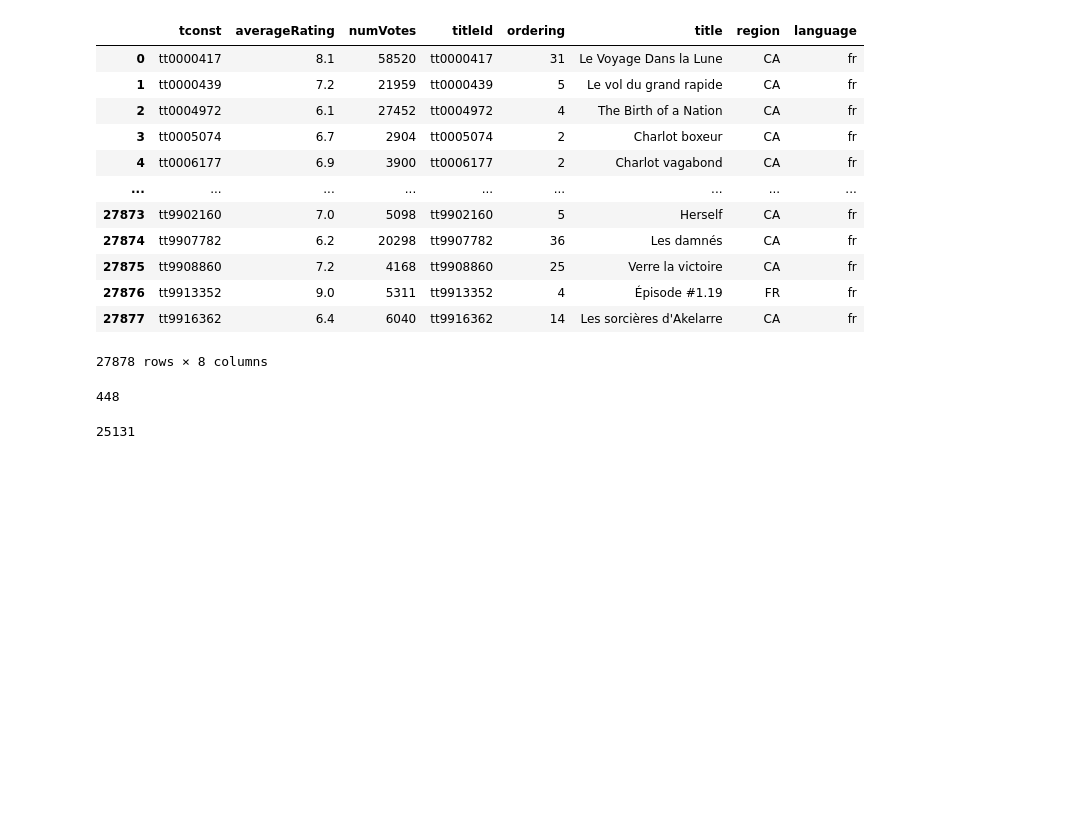
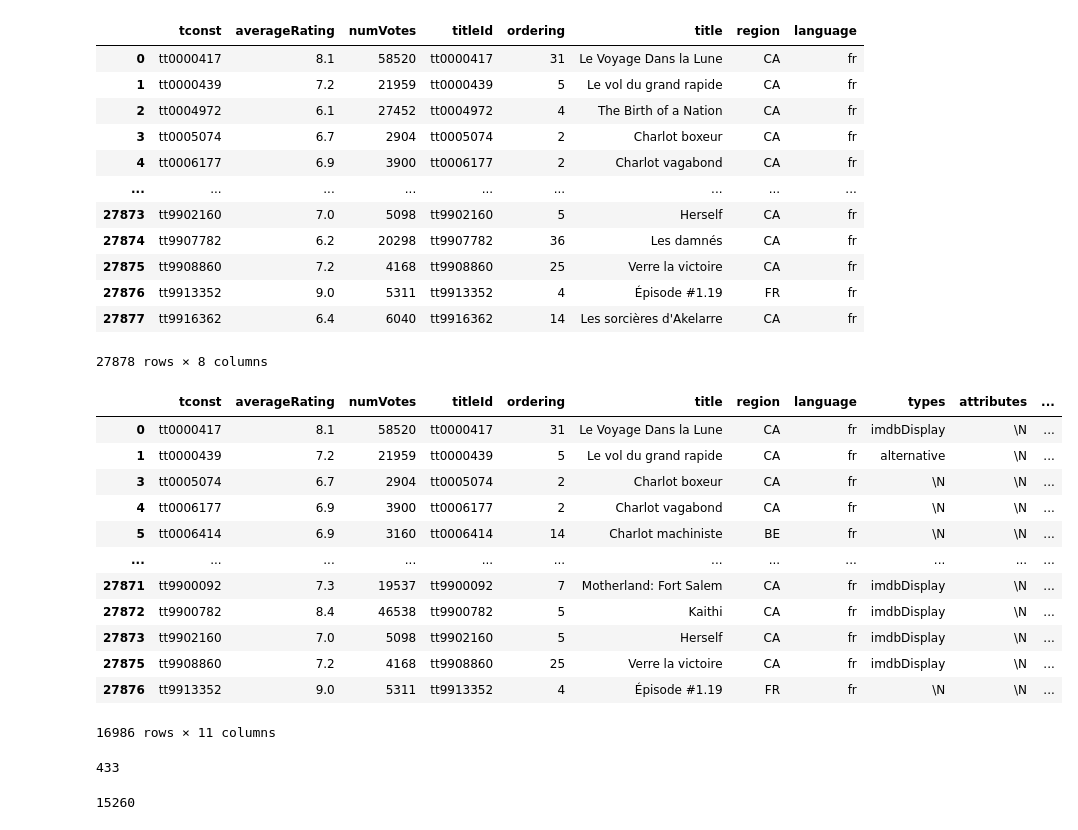
Before and after one commit to SwingBox/Projet_2, a Jupyter notebook: projet2.ipynb, the cells around one changed output. Cells and saved outputs as stored; diff of their text form; code cells hidden in the pictures; blank space fills up the shorter version.

Commit message:
ajout d'un filtre par average rating et inner join avec le tmdb_full.csv

```diff
--- a/projet2.ipynb
+++ b/projet2.ipynb
@@ -254,16 +272,33 @@ df_pre_final.drop(columns = ["attributes","isOriginalTitle","types"])
 | 27876 | tt9913352 | 9.0 | 5311 | tt9913352 | 4 | Épisode #1.19 | FR | fr |
 | 27877 | tt9916362 | 6.4 | 6040 | tt9916362 | 14 | Les sorcières d'Akelarre | CA | fr |
 27878 rows × 8 columns
+# %%
+df_pre_final2 = df_pre_final[df_pre_final["averageRating"] >= 6.5]
+df_pre_final2
+# %% [output]
+|  | tconst | averageRating | numVotes | titleId | ordering | title | region | language | types | attributes | ... |
+| 0 | tt0000417 | 8.1 | 58520 | tt0000417 | 31 | Le Voyage Dans la Lune | CA | fr | imdbDisplay | \N | ... |
+| 1 | tt0000439 | 7.2 | 21959 | tt0000439 | 5 | Le vol du grand rapide | CA | fr | alternative | \N | ... |
+| 3 | tt0005074 | 6.7 | 2904 | tt0005074 | 2 | Charlot boxeur | CA | fr | \N | \N | ... |
+| 4 | tt0006177 | 6.9 | 3900 | tt0006177 | 2 | Charlot vagabond | CA | fr | \N | \N | ... |
+| 5 | tt0006414 | 6.9 | 3160 | tt0006414 | 14 | Charlot machiniste | BE | fr | \N | \N | ... |
+| ... | ... | ... | ... | ... | ... | ... | ... | ... | ... | ... | ... |
+| 27871 | tt9900092 | 7.3 | 19537 | tt9900092 | 7 | Motherland: Fort Salem | CA | fr | imdbDisplay | \N | ... |
+| 27872 | tt9900782 | 8.4 | 46538 | tt9900782 | 5 | Kaithi | CA | fr | imdbDisplay | \N | ... |
+| 27873 | tt9902160 | 7.0 | 5098 | tt9902160 | 5 | Herself | CA | fr | imdbDisplay | \N | ... |
+| 27875 | tt9908860 | 7.2 | 4168 | tt9908860 | 25 | Verre la victoire | CA | fr | imdbDisplay | \N | ... |
+| 27876 | tt9913352 | 9.0 | 5311 | tt9913352 | 4 | Épisode #1.19 | FR | fr | \N | \N | ... |
+16986 rows × 11 columns
 # %%
-nb_episodes = df_pre_final['title'].str.contains("Épisode").sum()
+nb_episodes = df_pre_final2['title'].str.contains("Épisode").sum()
 print(nb_episodes)
 # %% [output]
-448
+433
 # %%
-uniques = df_pre_final["title"].nunique()
+uniques = df_pre_final2["title"].nunique()
 print(uniques)
 # %% [output]
-25131
+15260
 # %%
 # Inutile, renvoie 27878 lignes tout comme le df_pre_final
 
```
Also changed, not shown: parts of 7 cells of this notebook.
